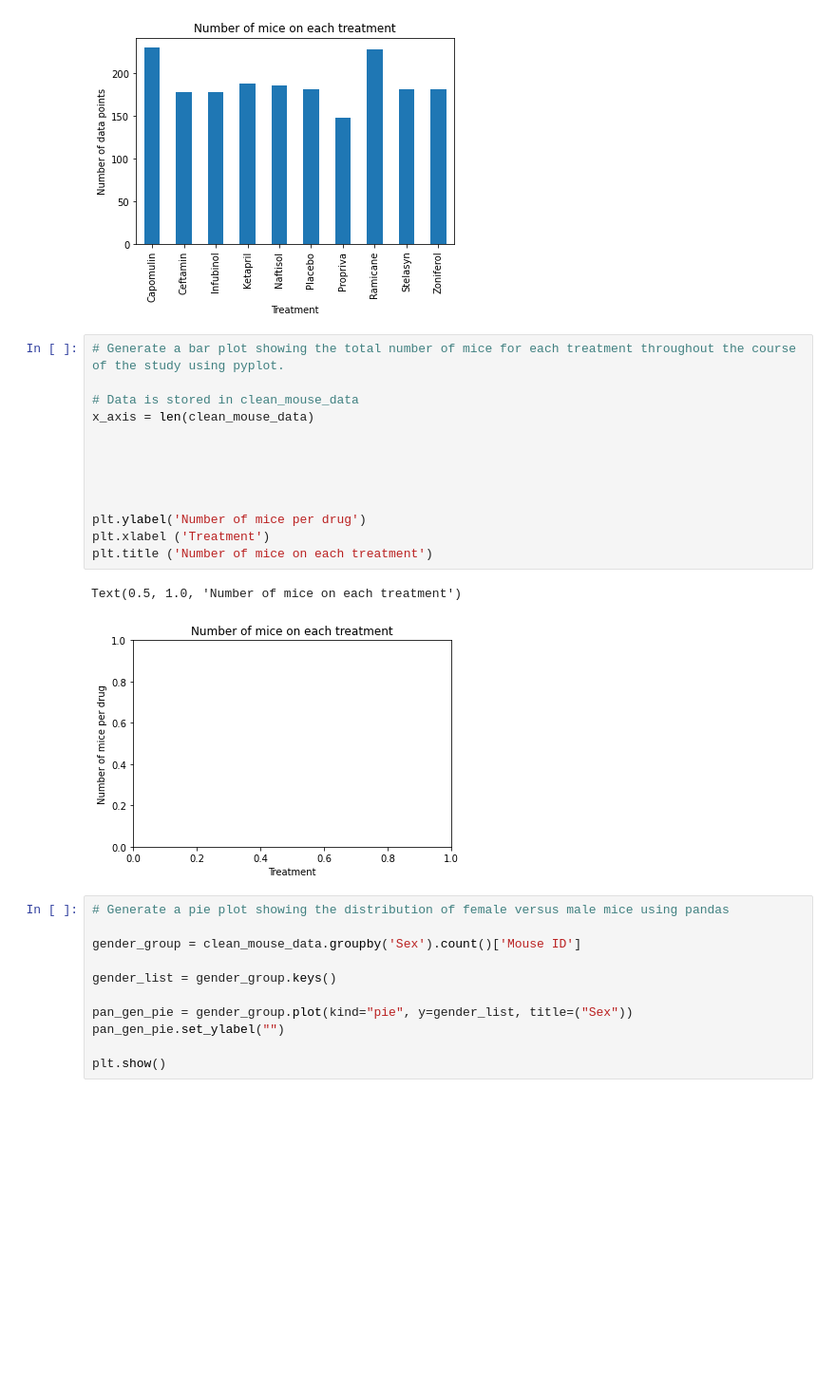
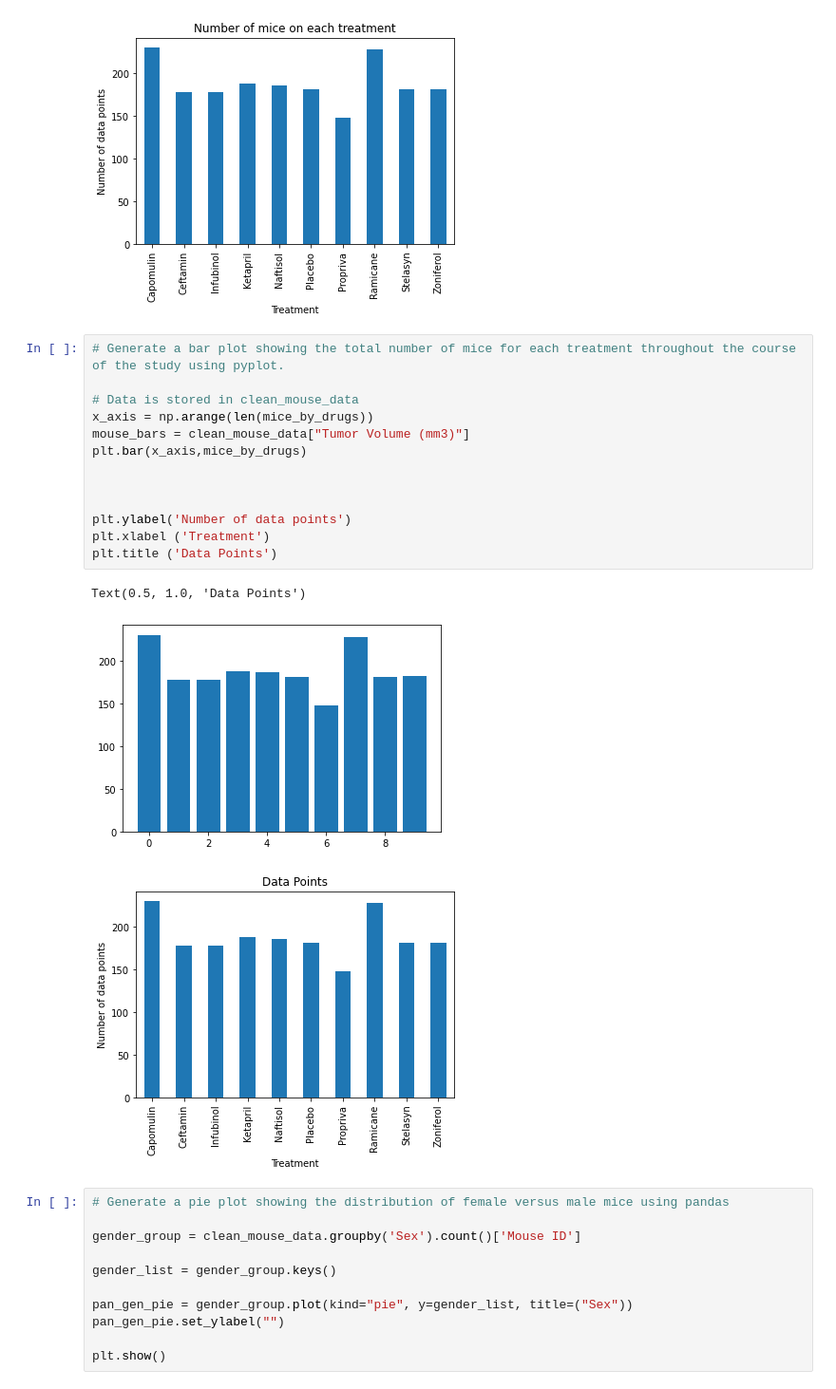
Before and after one commit to robinkhan1984/Matplotlib-challenge, a Jupyter notebook: pymaceuticals_starter.ipynb, the cells around one changed output. Shown at 95% size. Saved outputs shown, nothing was run; the diff lists cells and outputs as text; blank space fills up the shorter version.

Commit message:
bar plot 2 finished

```diff
--- a/pymaceuticals_starter.ipynb
+++ b/pymaceuticals_starter.ipynb
@@ -181,19 +181,20 @@ Text(0.5, 1.0, 'Number of mice on each treatment')
 # %%
 # Generate a bar plot showing the total number of mice for each treatment throughout the course of the study using pyplot.
 
 # Data is stored in clean_mouse_data
-x_axis = len(clean_mouse_data)
+x_axis = np.arange(len(mice_by_drugs))
+mouse_bars = clean_mouse_data["Tumor Volume (mm3)"]
+plt.bar(x_axis,mice_by_drugs)
 
 
 
-
-
-plt.ylabel('Number of mice per drug')
+plt.ylabel('Number of data points')
 plt.xlabel ('Treatment')
-plt.title ('Number of mice on each treatment')
+plt.title ('Data Points')
 # %% [output]
-Text(0.5, 1.0, 'Number of mice on each treatment')
+Text(0.5, 1.0, 'Data Points')
-[figure, old version]
+[figure, new version]
+[figure, added]
 # %%
 # Generate a pie plot showing the distribution of female versus male mice using pandas
 
```
Also changed, not shown: parts of 2 cells of this notebook.
